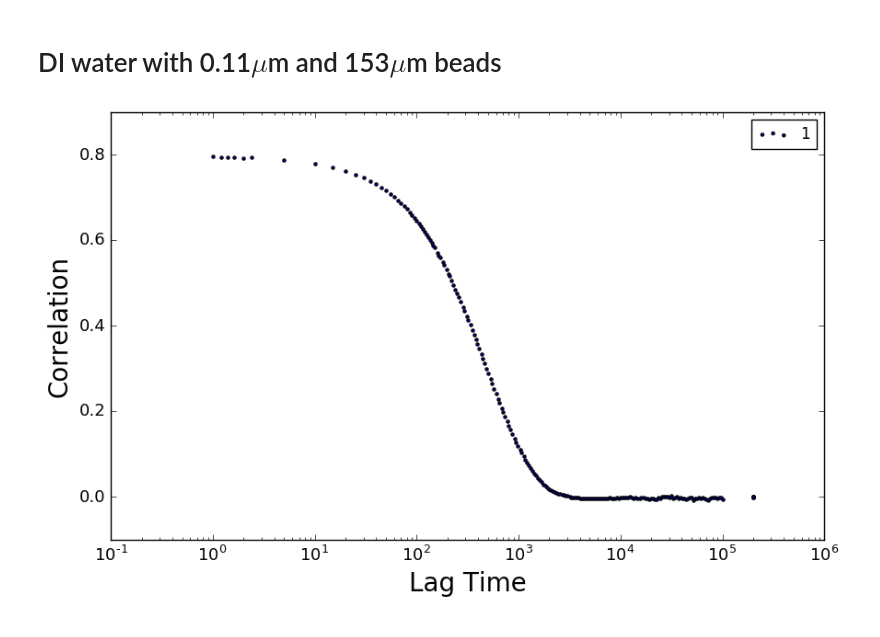
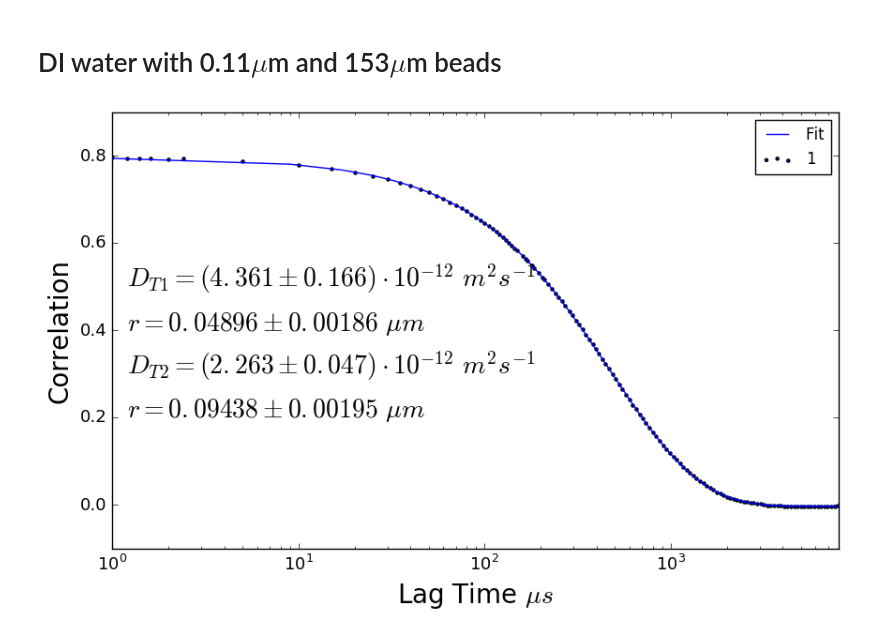
Before and after one commit to B-Rich/QLab, a Jupyter notebook: DynamicLightScattering/Analysis.ipynb, the cells around one changed output. Drawn from its saved outputs; the diff is of its cells as text; code cells hidden in the pictures.

```diff
--- a/DynamicLightScattering/Analysis.ipynb
+++ b/DynamicLightScattering/Analysis.ipynb
@@ -97,20 +225,59 @@ plt.yticks(size = 13);
 # %%
 DCorr = np.array([DI_110nm_153um[i][0] for i in np.arange(0,len(DI_110nm_153um))])
 DTime = np.array([DI_110nm_153um[i][1] for i in np.arange(0,len(DI_110nm_153um))])
-# %%
-plt.figure(figsize=(10,6));
-
-plt.scatter(DTime,DCorr,marker='.',label='1');
-plt.xscale('log');
-
-plt.legend(loc='best');
-
-plt.xlabel('Lag Time',fontsize=20);
-plt.ylabel('Correlation',fontsize = 20);
-
-plt.xticks(size = 13);
-plt.yticks(size = 13);
-
-#plt.savefig('Sample')
-# %% [output]
-[figure, removed]
+# %%
+def myfun4(tau,beta,beta2,D4,D5,c):
+    ans =  beta*np.exp(-2*D4*(K**2)*tau) + c + beta2*np.exp(-2*D5*(K**2)*tau)
+    return ans
+
+p04 = [0.5,0.5,1e-18,1e-18,0.2] #guess
+
+xspace4 = np.linspace(1,8000,1000)
+
+plsq4, pcov4 = curve_fit(myfun4, DTime, DCorr, p04)  # curve fit returns p and covariance matrix
+# these give the parameters and the uncertainties
+
+
+
+D4 = plsq4[2]*1e6
+eD4 = np.sqrt(pcov4[2,2])*1e6
+
+D5 = plsq4[3]*1e6
+eD5 = np.sqrt(pcov4[3,3])*1e6
+
+yfit4 = myfun4(xspace4,plsq4[0],plsq4[1],plsq4[2],plsq4[3],plsq4[4])  # use fit results for a, b, c
+
+plt.figure(figsize=(10,6));
+
+
+plt.scatter(DTime,DCorr,marker='.',label='1');
+plt.plot(xspace4,yfit4,label='Fit');
+
+plt.xlabel('Lag Time $\mu s$',fontsize=20);
+plt.ylabel('Correlation',fontsize = 20);
+
+plt.xticks(size = 13);
+plt.yticks(size = 13);
+
+plt.legend(loc='best');
+plt.xscale('log');
+plt.xlim(0,8000);
+
+
+r4 = getradius(D4,eta)
+er4 = getradiusuncertainty(D4,eta,eD4)
+plt.text(1.2,0.4,'$r = %.5f \pm %.5f $ $\mu m$' % (r4*1e6, er4*1e6),size=20);
+
+r5 = getradius(D5,eta)
+er5 = getradiusuncertainty(D5,eta,eD5)
+plt.text(1.2,0.2,'$r = %.5f \pm %.5f $ $\mu m$' % (r5*1e6, er5*1e6),size=20);
+
+
+plt.text(1.2,0.5,'$D_{T1} = (%.3f \pm %.3f) \cdot  10^{-12}$ ${m^2}{s^{-1}}$' % (D4*1e12, eD4*1e12),size=20);
+plt.text(1.2,0.3,'$D_{T2} = (%.3f \pm %.3f) \cdot  10^{-12}$ ${m^2}{s^{-1}}$' % (D5*1e12, eD5*1e12),size=20);
+
+
+
+plt.savefig('DFit.png')
+# %% [output]
+[figure, added]
```
Also changed, not shown: parts of 9 cells of this notebook, 4 other files.
